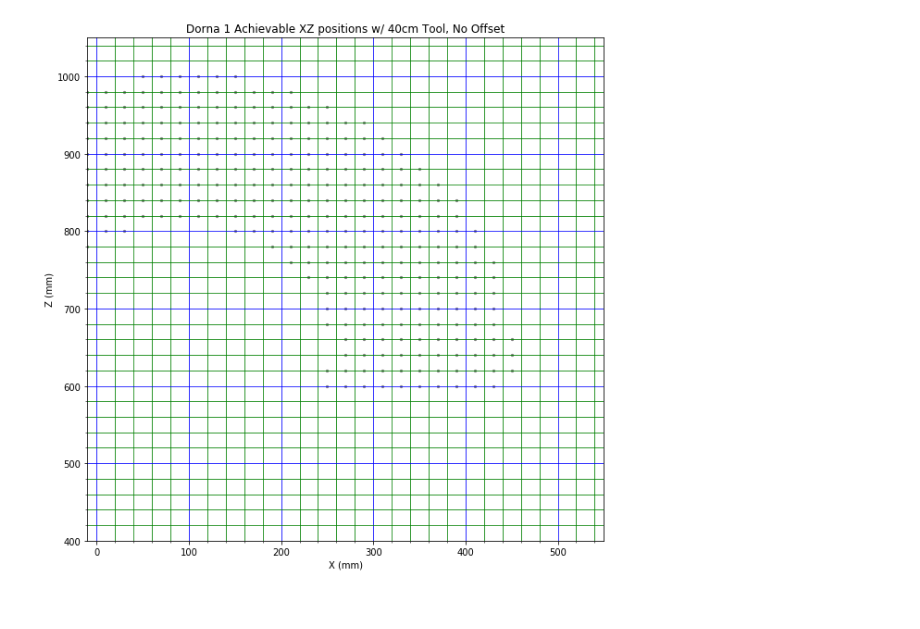
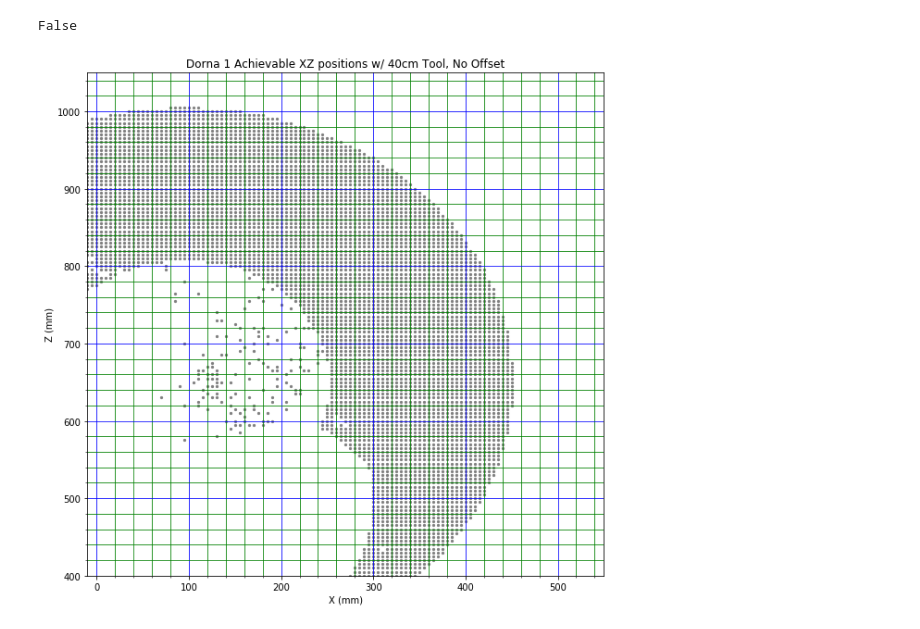
Before and after one commit to mbackasNuCurrent/Robotics, a Jupyter notebook: Python/findJointSpace.ipynb, the cells around one changed output. Saved outputs shown, nothing was run; the diff lists cells and outputs as text; code cells hidden in the pictures.

```diff
--- a/Python/findJointSpace.ipynb
+++ b/Python/findJointSpace.ipynb
@@ -1,7 +1,6 @@
 # %%
 from ece470_lib import *
 from IPython.display import clear_output
-from time import time
 inTOmm = 25.4;
 
 # Joint Axes Orientations
@@ -42,7 +41,7 @@ M=toPose(toolRot,toolPos); # Assemble Pose Matrix of Tool in space frame coordia
 
 # define goal Pose
 goalRot = np.eye(3);
-X=np.arange(-10,500,20);
+X=np.arange(-10,555,5);
 # Y=X;
 Y=np.array([0])
-Z=np.arange(600,1220,20)
+Z=np.arange(600,1225,5)
@@ -111,0 +117,25 @@ valid= 288 invalid= 517 tested 805 out of 806 [490, 0, 1200]
+# %%
+i=np.where(X==440)[0][0]
+j=0
+k=np.where(Z==840)[0][0]
+print(X[i],Y[j],Z[k])
+print(thetaMap[i][j][k])
+# %%
+shp = [len(thetaMap),len(thetaMap[0]),len(thetaMap[0][0])]
+for i in range(shp[0]):
+    for j in range(shp[1]):
+        for k in range(shp[2]):
+            print([X[i],Y[j],Z[k]])
+            for thet in thetaMap[i][j][j]:
+                print(thet)
+            print()
+# %%
+count=0
+for i in range(validTheta.shape[0]):
+    for j in range(validTheta.shape[1]):
+        for k in range(validTheta.shape[2]):
+            if(validTheta[i,j,k]==0):
+                print((X[i],Y[j],Z[k]));
+                count+=1
+
+print("unreachable points =", count)
@@ -160,30 +153,32 @@ valid= 288 invalid= 517 tested 805 out of 806 [490, 0, 1200]
 # %%
-# print(isValidTheta([[159],[120]]))
+print(isValidTheta([[159],[120]]))
+# %% [output]
+False
 # %%
 import matplotlib.pyplot as plt
 plt.figure(figsize=(10,10))
 plt.minorticks_on()
 plt.grid(b=True, which='major', color='b', linestyle='-')
 plt.grid(b=True, which='minor', color='g', linestyle='-')
 plt.xlim(-10,550)
 plt.ylim(400,1050)
 plt.xlabel('X (mm)')
 plt.ylabel('Z (mm)')
 xs=[]
 zs=[]
 for i in range(X.size):
     for j in range(Y.size):
         for k in range(Z.size):
             if(validTheta[i,j,k]>0):
                 xs.append(X[i])
                 zs.append(Z[k])
 for i in range(len(zs)):
-    zs[i]=zs[i]
+    zs[i]=zs[i]-200
 plt.scatter(xs,zs,s=5,color='gray')
 plt.title("Dorna 1 Achievable XZ positions w/ 40cm Tool, No Offset")
 plt.savefig("XZ_SpatialFreedom40cmTool.png")
 # %% [output]
-[figure, old version]
+[figure, new version]
 # %%
 from math import sqrt
 goalRot = np.array([[sqrt(2)/2,0,-sqrt(2)/2],[0,1,0],[sqrt(2)/2,0,sqrt(2)/2]]).transpose()
```
Also changed, not shown: parts of 20 cells of this notebook, 3 other files.
